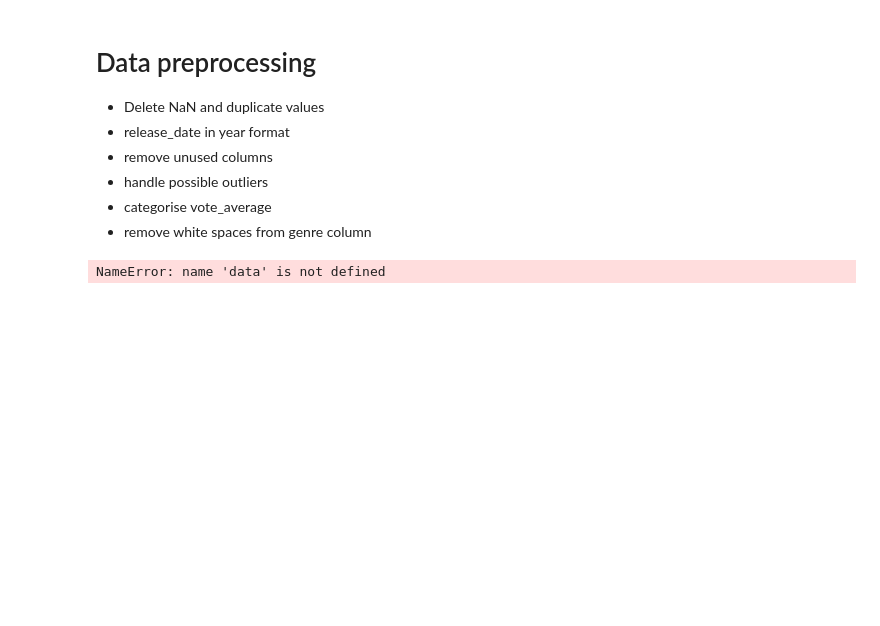
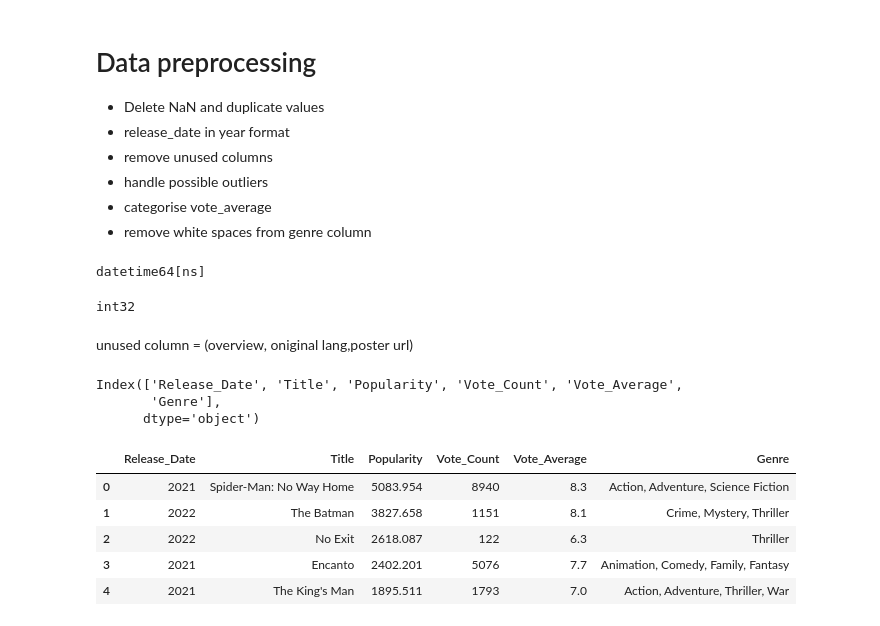
Before and after one commit to adityaMachal/Netflix_analysis, a Jupyter notebook: Untitled1.ipynb, the cells around one changed output. Saved outputs shown, nothing was run; the diff lists cells and outputs as text; code cells hidden in the pictures; blank space fills up the shorter version.

```diff
--- a/Untitled1.ipynb
+++ b/Untitled1.ipynb
@@ -23,6 +43,30 @@ NameError: name 'data' is not defined
 *   remove white spaces from genre column
 # %%
 data['Release_Date'] = pd.to_datetime(data['Release_Date'])
-print(data['Release_Date'].dtypes())
+print(data['Release_Date'].dtypes)
 # %% [output]
-NameError: name 'data' is not defined
+datetime64[ns]
+# %%
+data['Release_Date'] = data['Release_Date'].dt.year
+print(data['Release_Date'].dtypes)
+# %% [output]
+int32
+# %% [markdown]
+unused column = (overview, oniginal lang,poster url)
+# %%
+col = ['Overview','Original_Language','Poster_Url']
+data.drop(col,axis=1,inplace=True)
+data.columns
+# %% [output]
+Index(['Release_Date', 'Title', 'Popularity', 'Vote_Count', 'Vote_Average',
+       'Genre'],
+      dtype='object')
+# %%
+data.head()
+# %% [output]
+|  | Release_Date | Title | Popularity | Vote_Count | Vote_Average | Genre |
+| 0 | 2021 | Spider-Man: No Way Home | 5083.954 | 8940 | 8.3 | Action, Adventure, Science Fiction |
+| 1 | 2022 | The Batman | 3827.658 | 1151 | 8.1 | Crime, Mystery, Thriller |
+| 2 | 2022 | No Exit | 2618.087 | 122 | 6.3 | Thriller |
+| 3 | 2021 | Encanto | 2402.201 | 5076 | 7.7 | Animation, Comedy, Family, Fantasy |
+| 4 | 2021 | The King's Man | 1895.511 | 1793 | 7.0 | Action, Adventure, Thriller, War |
```
Also changed, not shown: parts of 8 cells of this notebook.
